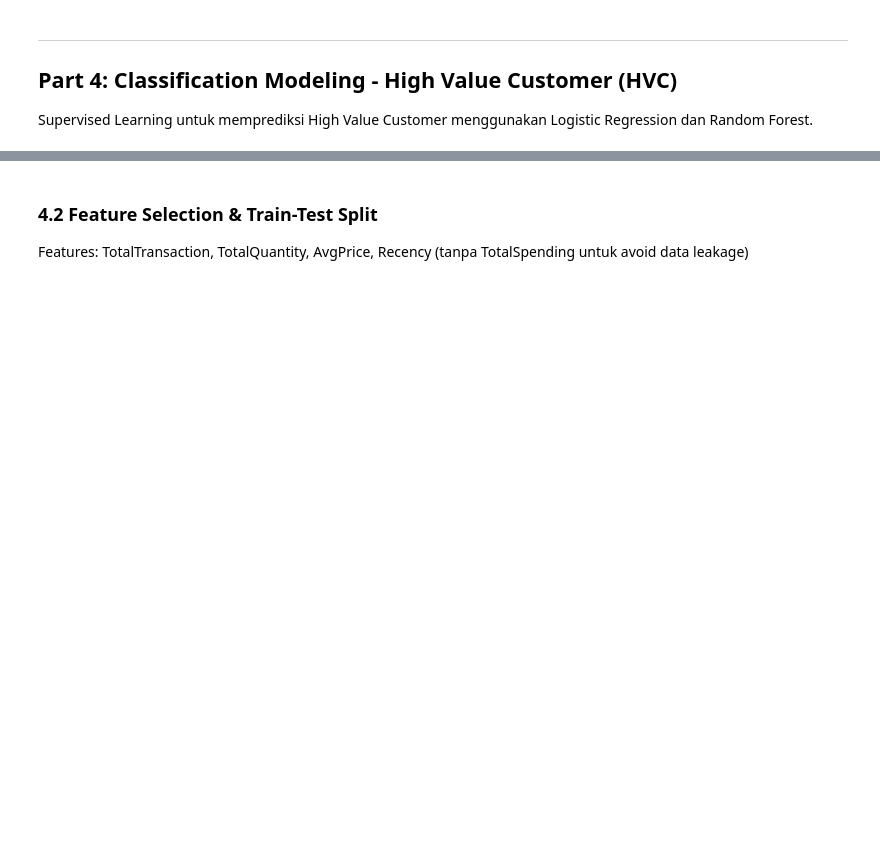
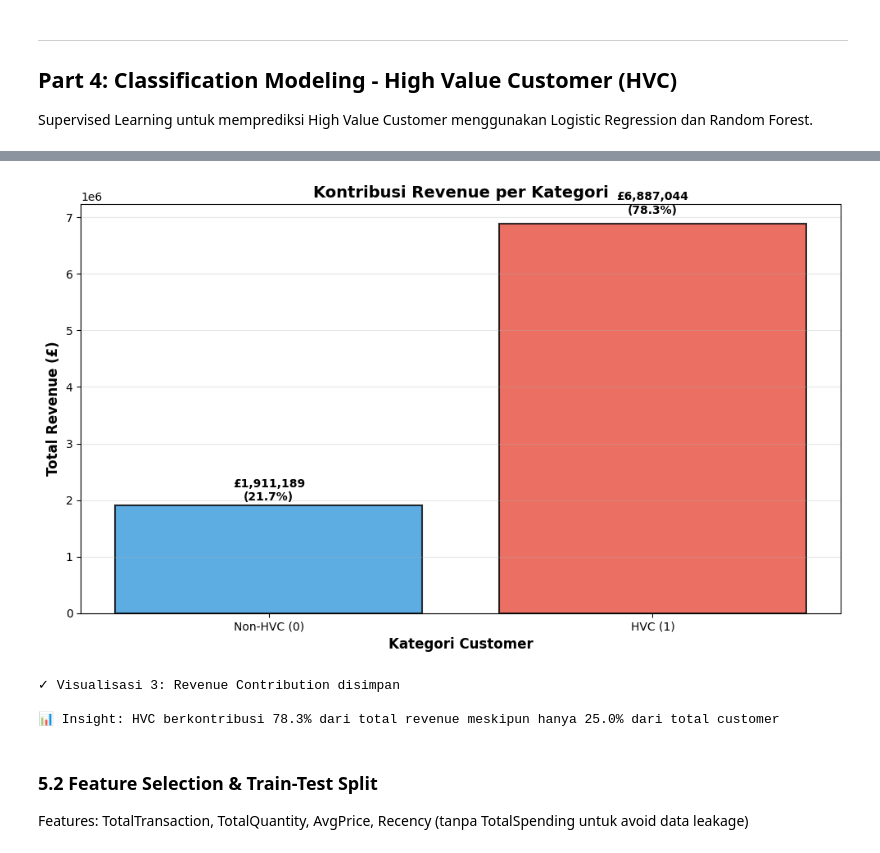
Before and after one commit to SidqiAlfareza/FinalDM, a Jupyter notebook: Documentation.ipynb, the cells around one changed output, grey strips where cells are left out. Cells and saved outputs as stored; diff of their text form; code cells hidden in the pictures; blank space fills up the shorter version.

```diff
--- a/Documentation.ipynb
+++ b/Documentation.ipynb
@@ -592,5 +799,36 @@ plt.show()
+# %%
+# Visualisasi 3: Revenue Contribution
+fig3 = plt.figure(figsize=(10, 6))
+revenue_by_class = df_model.groupby('HVC')['TotalSpending'].sum()
+revenue_pct = (revenue_by_class / df_model['TotalSpending'].sum()) * 100
+
+bars = plt.bar(labels_text, revenue_by_class.values, color=colors,
+               edgecolor='black', linewidth=1.5, alpha=0.8)
+plt.xlabel('Kategori Customer', fontsize=12, fontweight='bold')
+plt.ylabel('Total Revenue (£)', fontsize=12, fontweight='bold')
+plt.title('Kontribusi Revenue per Kategori', fontsize=14, fontweight='bold')
+plt.grid(True, alpha=0.3, axis='y')
+
+# Add value labels
+for bar, revenue, pct in zip(bars, revenue_by_class.values, revenue_pct.values):
+    height = bar.get_height()
+    plt.text(bar.get_x() + bar.get_width()/2., height + height*0.02,
+            f'£{revenue:,.0f}\n({pct:.1f}%)',
+            ha='center', va='bottom', fontsize=10, fontweight='bold')
+
+plt.tight_layout()
+plt.show()
+
+print("✓ Visualisasi 3: Revenue Contribution disimpan")
+print("\n📊 Insight: HVC berkontribusi {:.1f}% dari total revenue meskipun hanya {:.1f}% dari total customer".format(
+    revenue_pct.values[1], hvc_pct))
+# %% [output]
+[figure, added]
+✓ Visualisasi 3: Revenue Contribution disimpan
+
+📊 Insight: HVC berkontribusi 78.3% dari total revenue meskipun hanya 25.0% dari total customer
 # %% [markdown]
-### 4.2 Feature Selection & Train-Test Split
+### 5.2 Feature Selection & Train-Test Split
 
 Features: TotalTransaction, TotalQuantity, AvgPrice, Recency (tanpa TotalSpending untuk avoid data leakage)
 # %%
```
Also changed, not shown: parts of 34 cells of this notebook, 18 other files.
